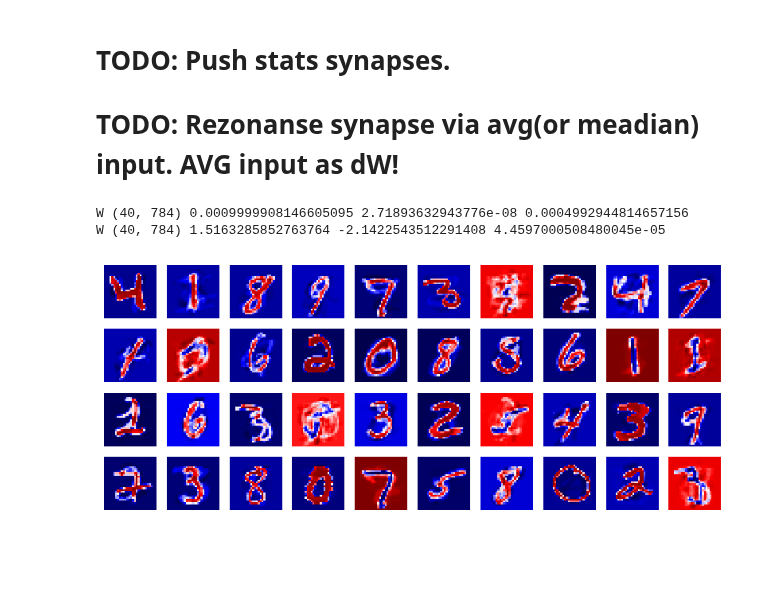
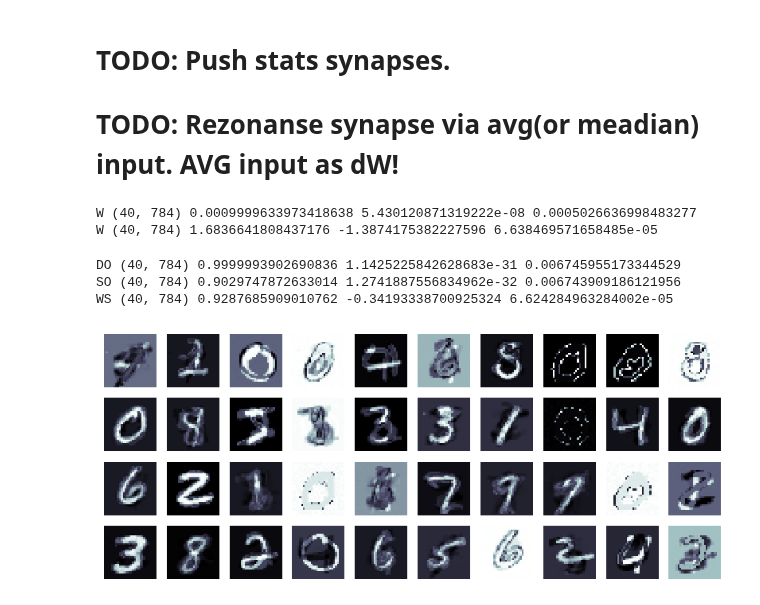
Before and after one commit to ivanoid768/bio_hebbian_with_neighbour_synapse_enforcement, a Jupyter notebook: resonance_synapses.ipynb, the cells around one changed output. Saved outputs shown, nothing was run; the diff lists cells and outputs as text; code cells hidden in the pictures; blank space fills up the shorter version.

Commit message:
dS[np.where(DO > 0.05)] = 1

```diff
--- a/resonance_synapses.ipynb
+++ b/resonance_synapses.ipynb
@@ -38,7 +38,7 @@ O = np.zeros(layer_size)
 W = np.random.rand(O.size, I.size) * 0.001
 print('W', W.shape, W.max(), W.min(), np.median(W))
 
-WinC = np.ones(O.shape)
+WinC = np.ones(O.shape)[np.newaxis].T
 S = np.ones(W.shape)
 
 k = 1
@@ -59,7 +59,7 @@ for epoch_idx in range(epoch_cnt):
         I = np.array(img) / 255
 
         DO = np.exp((W - I)**2 * -20.0)
-        O = np.sum((DO * S), axis=1)
+        O = np.sum((DO * (S/WinC)), axis=1)
 
         # train
         winner_ids = np.argsort(O)[::-1]
@@ -85,35 +85,52 @@ for epoch_idx in range(epoch_cnt):
         W += dW * O * D * eps
 
         # stat synapse
+        win = winner_ids[:1+k]
 
+        WinC[win] += 1
+
+        dS = np.zeros(S.shape)
+        dS[np.where(DO > 0.05)] = 1
+        S[win] += dS[win]
 
 print('W', W.shape, W.max(), W.min(), np.median(W))
 # %% [output]
-W (40, 784) 0.0009999908146605095 2.71893632943776e-08 0.0004992944814657156
-W (40, 784) 1.5163285852763764 -2.1422543512291408 4.4597000508480045e-05
+W (40, 784) 0.0009999633973418638 5.430120871319222e-08 0.0005026636998483277
+W (40, 784) 1.6836641808437176 -1.3874175382227596 6.638469571658485e-05
 # %%
 row_size = 10
 col_size = int(layer_size / row_size)
 
 figure(figsize=(row_size, col_size))
 
+DO = np.exp((W-0.5)**2 * -20.0)
+SO = DO * (S/WinC)
+WS = W * (S/WinC)
+print('DO', DO.shape, DO.max(), DO.min(), np.median(DO))
+print('SO', SO.shape, SO.max(), SO.min(), np.median(SO))
+print('WS', WS.shape, WS.max(), WS.min(), np.median(WS))
 for col_idx in range(col_size):
     for row_idx in range(row_size):
         n_W_idx = col_idx * row_size + row_idx
 
-        aimg = W[n_W_idx].reshape(img_side, img_side)
+        aimg = WS[n_W_idx].reshape(img_side, img_side)
 
         subplot(col_size, row_size, n_W_idx + 1)
 
         imshow(aimg,
                interpolation='none',
                aspect='auto',
-               cmap='seismic',  # seismic
+               cmap='bone',  # seismic
+            #    vmax=1,
+            #    vmin=-1,
                #    vmax=np.max(np.abs(aimg)),
                #    vmin=-np.max(np.abs(aimg))
                )
         axis("off")
 
 show()
 # %% [output]
+DO (40, 784) 0.9999993902690836 1.1425225842628683e-31 0.006745955173344529
+SO (40, 784) 0.9029747872633014 1.2741887556834962e-32 0.006743909186121956
+WS (40, 784) 0.9287685909010762 -0.34193338700925324 6.624284963284002e-05
-[figure, old version]
+[figure, new version]
```
Also changed, not shown: 2 other files.
